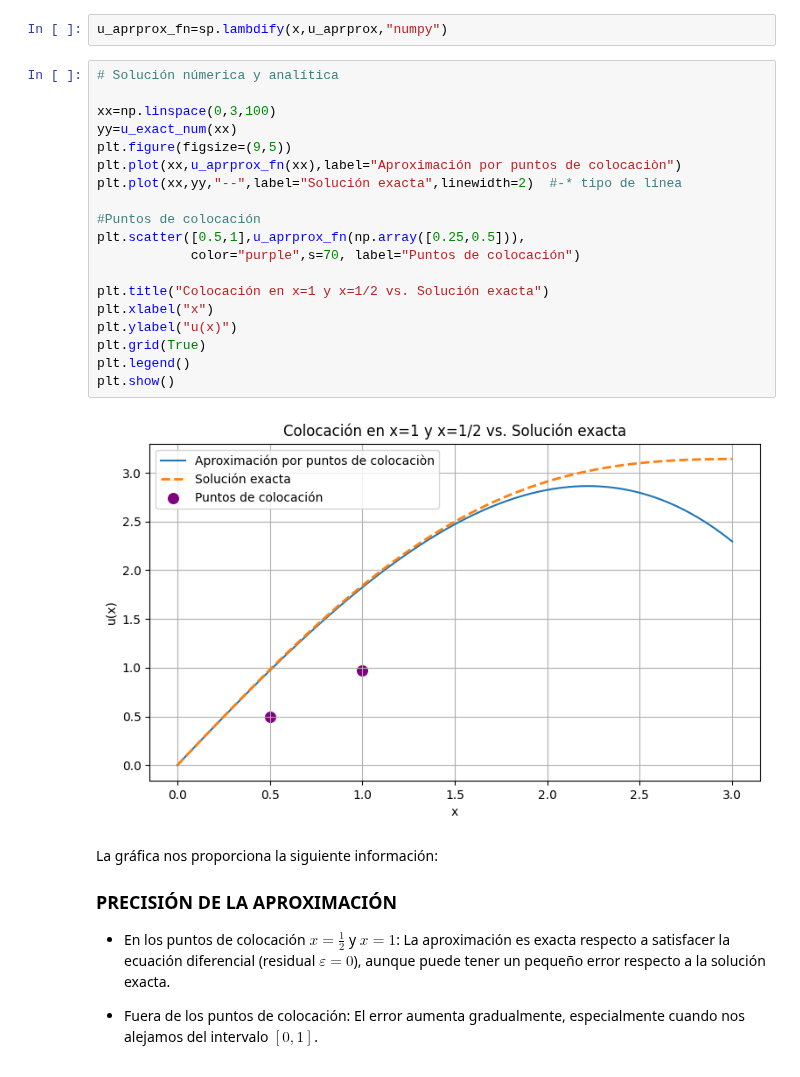
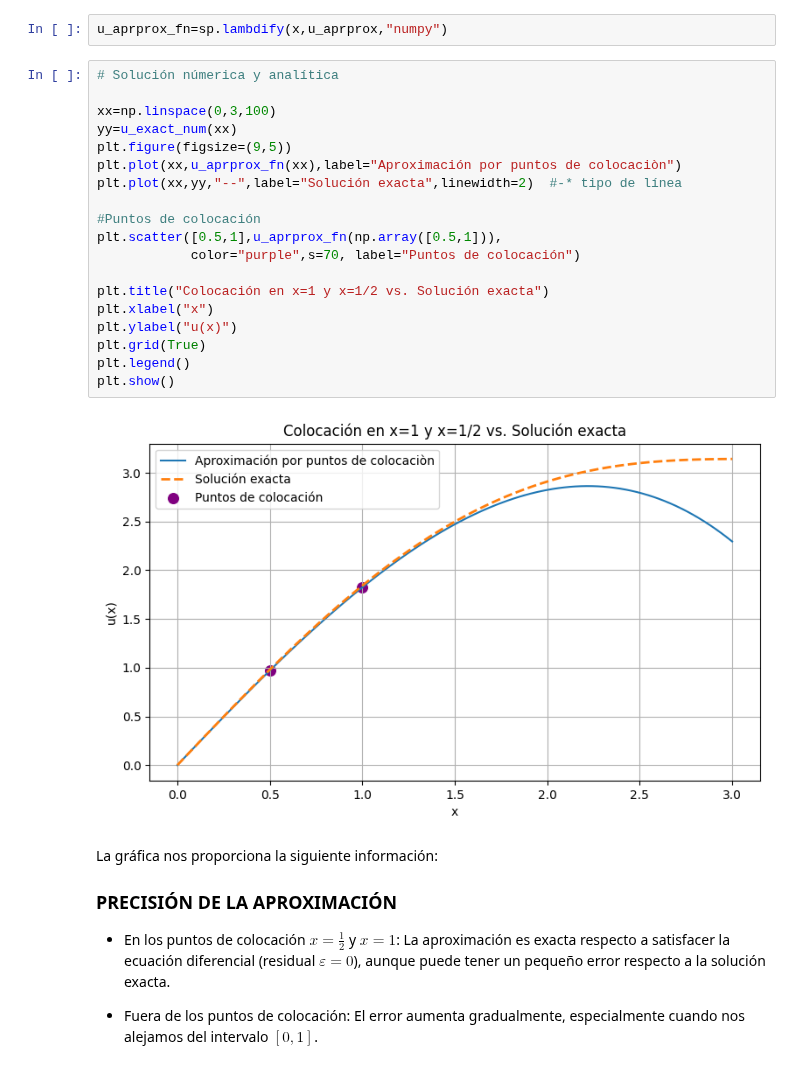
Before and after one commit to Annette-1/Ecuaciones_Diferenciales_Parciales, a Jupyter notebook: Método_de_colocación.ipynb, the cells around one changed output. Saved outputs shown, nothing was run; the diff lists cells and outputs as text.

```diff
--- a/Método_de_colocación.ipynb
+++ b/Método_de_colocación.ipynb
@@ -264,24 +264,24 @@ u_aprprox_fn=sp.lambdify(x,u_aprprox,"numpy")
 # %%
 # Solución númerica y analítica
 
 xx=np.linspace(0,3,100)
 yy=u_exact_num(xx)
 plt.figure(figsize=(9,5))
 plt.plot(xx,u_aprprox_fn(xx),label="Aproximación por puntos de colocaciòn")
 plt.plot(xx,yy,"--",label="Solución exacta",linewidth=2)  #-* tipo de línea
 
 #Puntos de colocación
-plt.scatter([0.5,1],u_aprprox_fn(np.array([0.25,0.5])),
+plt.scatter([0.5,1],u_aprprox_fn(np.array([0.5,1])),
             color="purple",s=70, label="Puntos de colocación")
 
 plt.title("Colocación en x=1 y x=1/2 vs. Solución exacta")
 plt.xlabel("x")
 plt.ylabel("u(x)")
 plt.grid(True)
 plt.legend()
 plt.show()
 # %% [output]
-[figure, old version]
+[figure, new version]
 # %% [markdown]
 La gráfica nos proporciona la siguiente información:
 
```
